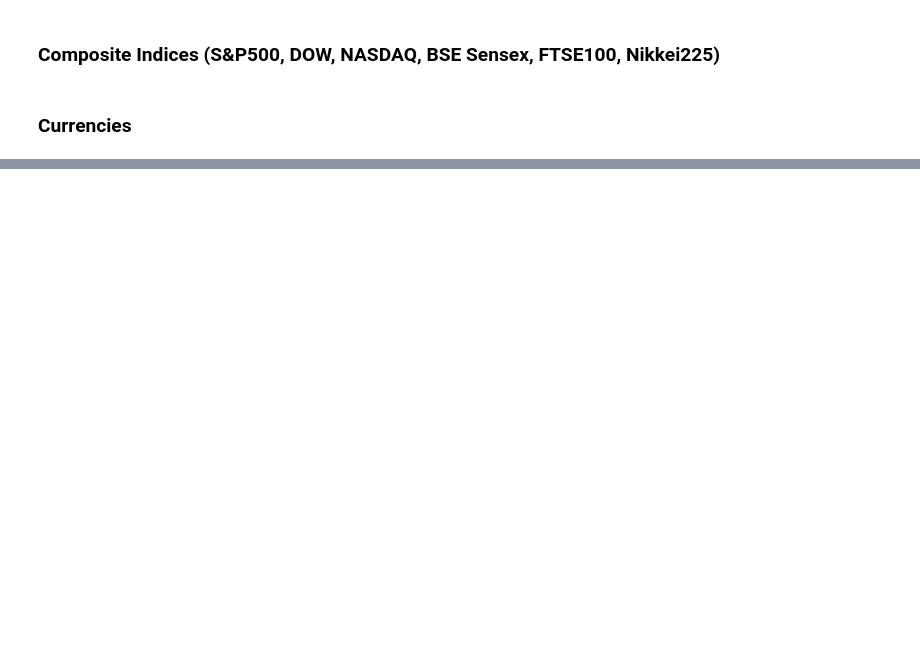
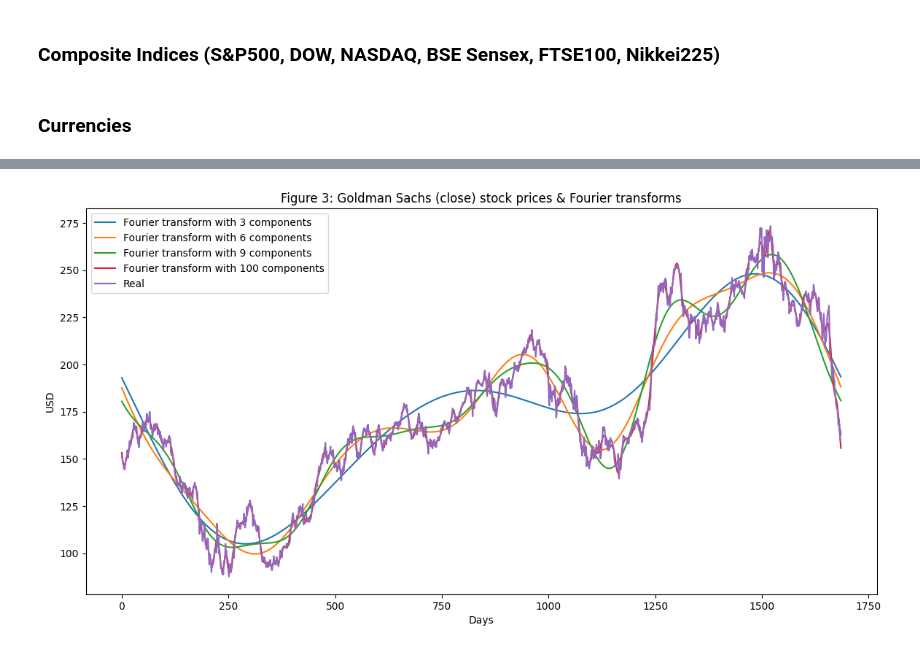
Before and after one commit to patelneel55/StockMarket-Predictions, a Jupyter notebook: stockmarketai.ipynb, the cells around one changed output, grey strips where cells are left out. Cells and saved outputs as stored; diff of their text form; code cells hidden in the pictures; blank space fills up the shorter version.

```diff
--- a/stockmarketai.ipynb
+++ b/stockmarketai.ipynb
@@ -116,0 +274,21 @@ Number of training days: 1523. Number of test days: 654.
+# %%
+fourier_dataset = complete_dataset[['date', 'GS']]
+
+close_fft = np.fft.fft(np.asarray(fourier_dataset['GS'].tolist()))
+fft = pd.DataFrame({'fft':close_fft})
+fft['absolute'] = fft['fft'].apply(lambda x: np.abs(x))
+fft['angle'] = fft['fft'].apply(lambda x: np.angle(x))
+# %%
+plt.figure(figsize=(14, 7), dpi=100)
+fft_list = np.asarray(fft['fft'].tolist())
+for num_ in [3, 6, 9, 100]:
+    fft_list_m10= np.copy(fft_list); fft_list_m10[num_:-num_]=0
+    plt.plot(np.fft.ifft(fft_list_m10), label='Fourier transform with {} components'.format(num_))
+plt.plot(fourier_dataset['GS'],  label='Real')
+plt.xlabel('Days')
+plt.ylabel('USD')
+plt.title('Figure 3: Goldman Sachs (close) stock prices & Fourier transforms')
+plt.legend()
+plt.show()
+# %% [output]
+[figure, added]
```
Also changed, not shown: parts of 23 cells of this notebook, 1 other file.
